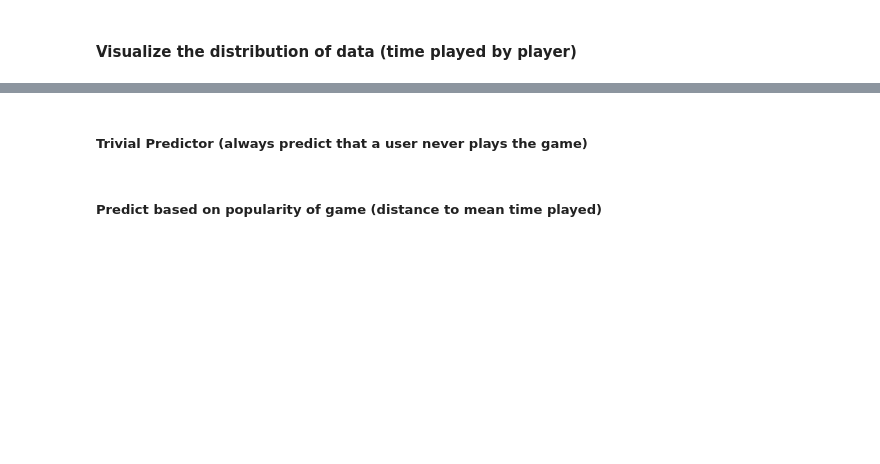
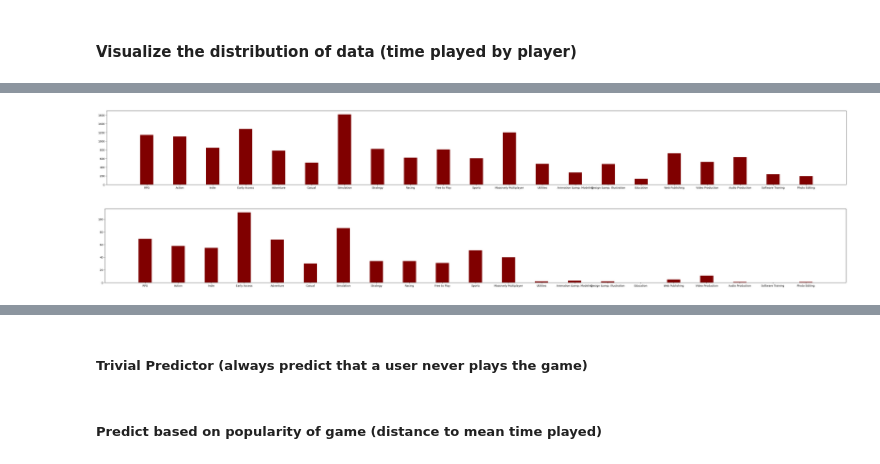
Before and after one commit to zhubzy/proj2158, a Jupyter notebook: test.ipynb, the cells around one changed output, grey strips where cells are left out. Drawn from its saved outputs; the diff is of its cells as text; code cells hidden in the pictures; blank space fills up the shorter version.

```diff
--- a/test.ipynb
+++ b/test.ipynb
@@ -181,0 +210,9 @@ KeyError: 'genres'
+# %%
+timesPerCategoryMean = {}
+timesPerCategoryMedian = {}
+timesPerTagMean = {}
+timesPerTageMedian = {}
+
+for cat in timesPerCategory:
+    timesPerCategoryMean[cat] = np.mean([ x for x in timesPerCategory[cat]])
+    timesPerCategoryMedian[cat] = np.median([ x for x in timesPerCategory[cat]])
@@ -181,0 +246,24 @@ KeyError: 'genres'
+# %%
+courses = list(timesPerCategoryMean.keys())
+values = list(timesPerCategoryMean.values())
+fig = plt.figure(figsize = (50, 5))
+
+# creating the bar plot
+plt.bar(courses, values, color ='maroon',
+        width = 0.4)
+
+plt.show()
+# %% [output]
+[figure, added]
+# %%
+courses = list(timesPerCategoryMedian.keys())
+values = list(timesPerCategoryMedian.values())
+fig = plt.figure(figsize = (50, 5))
+
+# creating the bar plot
+plt.bar(courses, values, color ='maroon',
+        width = 0.4)
+
+plt.show()
+# %% [output]
+[figure, added]
```
Also changed, not shown: parts of 35 cells of this notebook, 4 other files.
